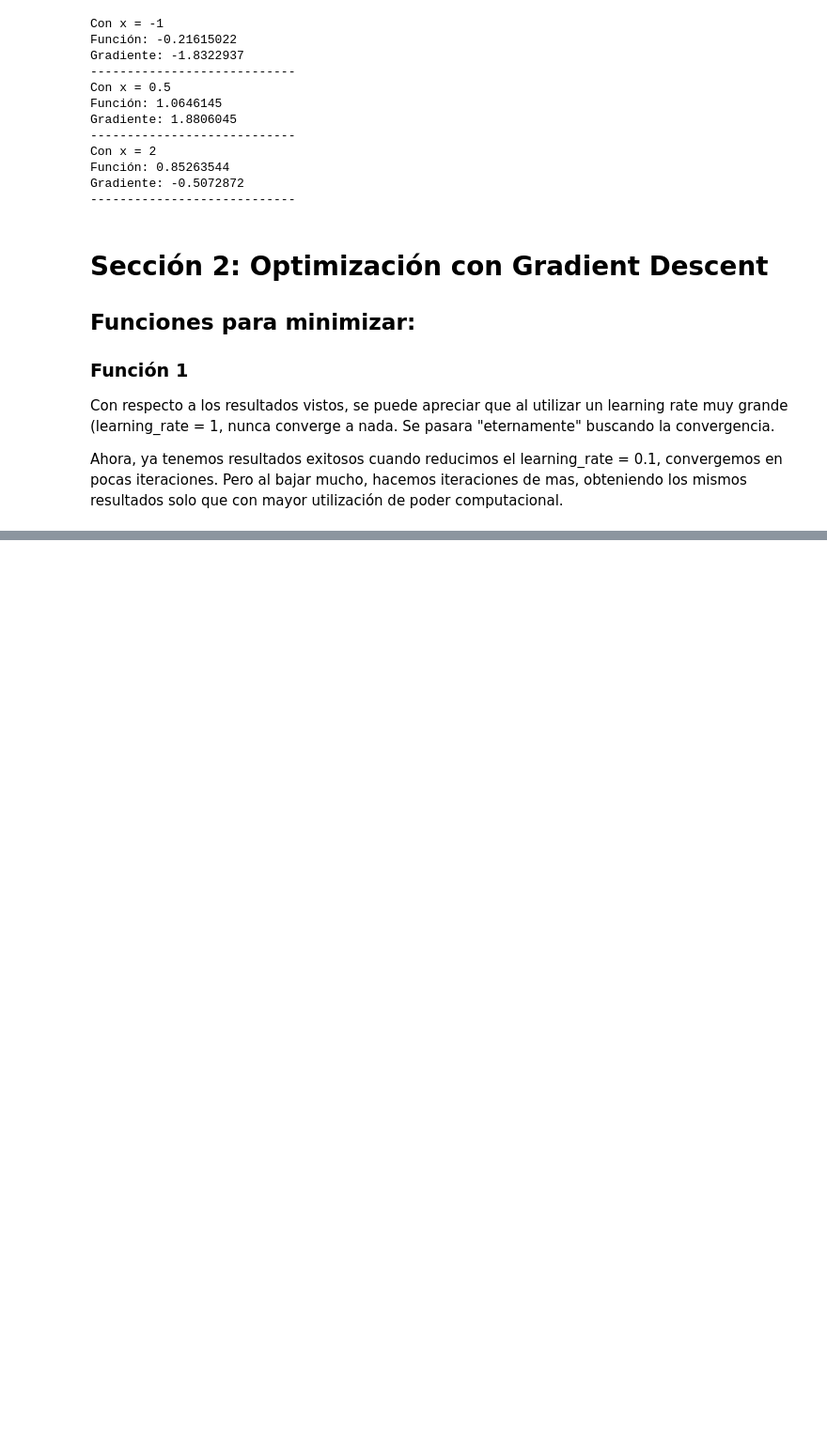
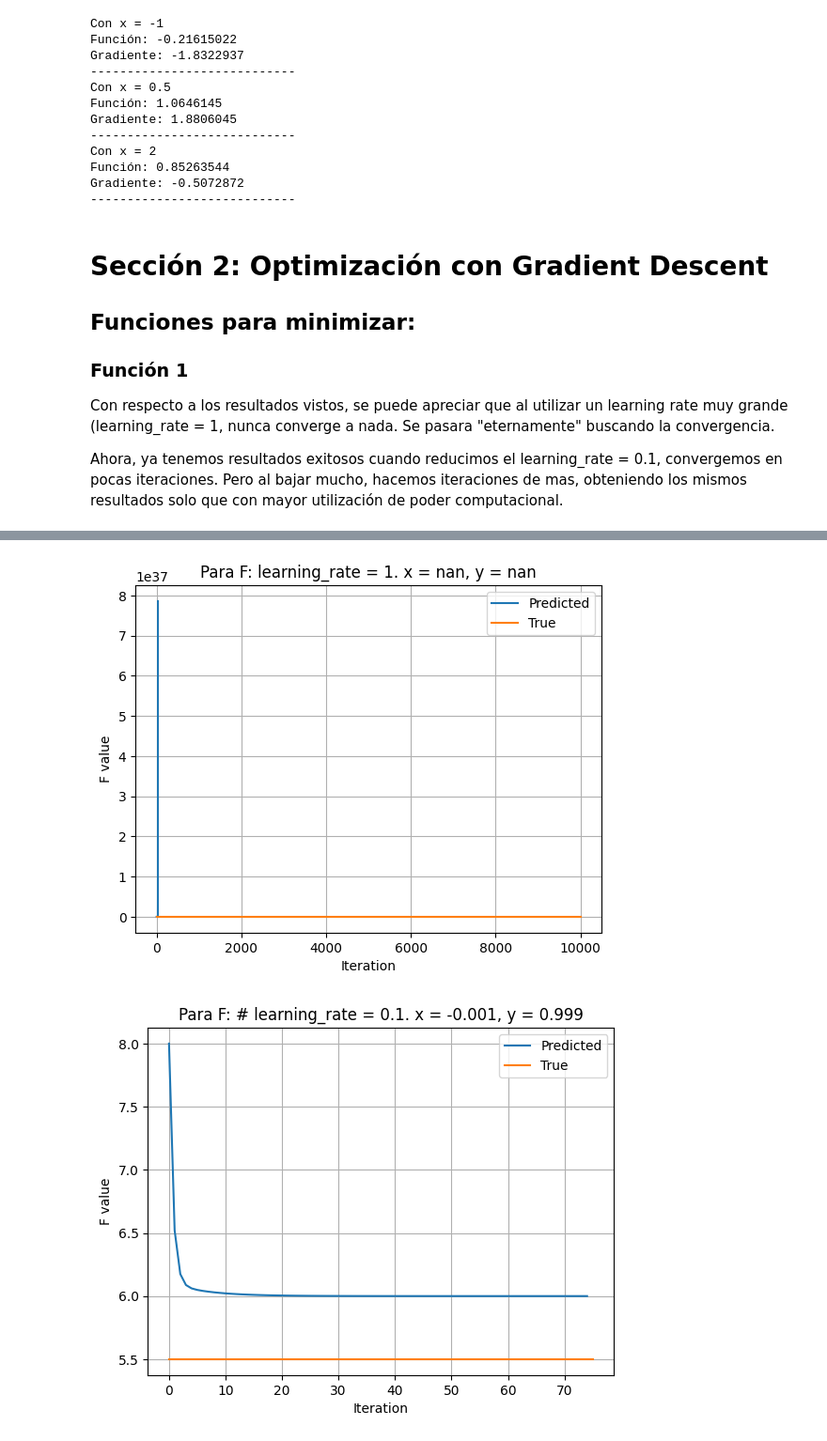
Before and after one commit to jmc0593-pdds/ml-lab1, a Jupyter notebook: Lab1.ipynb, the cells around one changed output, grey strips where cells are left out. Shown at 94% size. Drawn from its saved outputs; the diff is of its cells as text; code cells hidden in the pictures; blank space fills up the shorter version.

```diff
--- a/Lab1.ipynb
+++ b/Lab1.ipynb
@@ -394,0 +476,53 @@ optimize_gradient(0.005, general_iteration_limit)
+# %%
+# Parameters
+x_0 = 0
+y_0 = 0
+f_f = 5.5
+min_dif = 0.001
+general_iteration_limit = 10_000
+
+def optimize_gradient(learning_rate, iteration_limit, plot_title):
+    with tf.device("/CPU:0"):
+        history_f = []
+        x = tf.Variable(float(x_0))
+        y = tf.Variable(float(y_0))
+        step_count = 1
+        for step in range(iteration_limit):
+            with tf.GradientTape() as tape:
+                f = x**2 + 2*y**2 - 2*x*y + 2*x - 4*y + 8
+
+            grad = tape.gradient(f, [x, y])
+            new_x = x - learning_rate * grad[0]
+            new_y = y - learning_rate * grad[1]
+            x.assign(new_x)
+            y.assign(new_y)
+            history_f.append(f.numpy())
+
+            if tf.abs(grad[0]) < min_dif and tf.abs(grad[1]) < min_dif:
+                break
+
+            step_count += 1
+        # For x
+        plt.title(f"Para F: {plot_title}. x = {x.numpy():.3f}, y = {y.numpy():.3f}")
+        plt.plot(history_f)
+        plt.plot([0, step_count], [f_f, f_f])
+        plt.legend(('Predicted', 'True'))
+        plt.xlabel('Iteration')
+        plt.ylabel('F value')
+        plt.grid(True)
+        plt.show()
+
+# 1
+# learning_rate = 1
+optimize_gradient(1, general_iteration_limit, "learning_rate = 1")
+
+# 2
+# learning_rate = 0.1
+optimize_gradient(0.1, general_iteration_limit, "# learning_rate = 0.1")
+
+# 3
+# learning_rate = 0.005
+optimize_gradient(0.005, general_iteration_limit, "learning_rate = 0.005")
+# %% [output]
+[figure, added]
+[figure, added]
```
Also changed, not shown: parts of 7 cells of this notebook.
